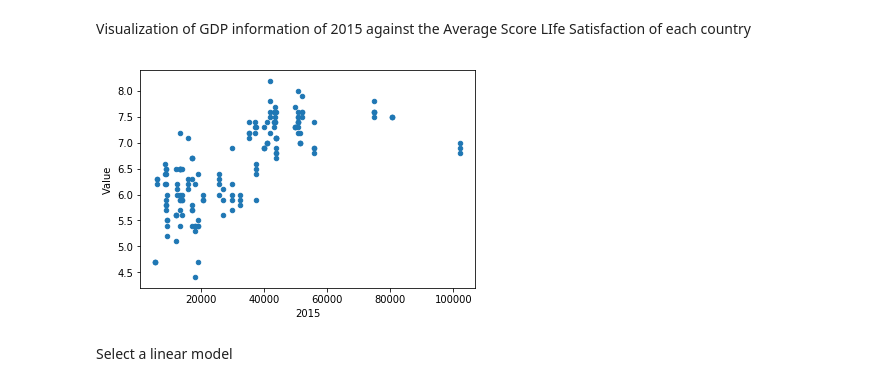
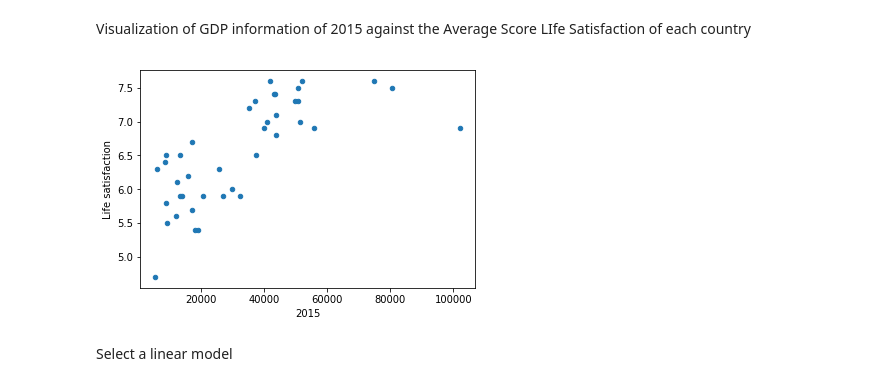
Before and after one commit to amrit1210/MachineLearning-notebooks, a Jupyter notebook: Task 1/Linear_Regression_Model_trained_to_predict_life_satisfaction_score_based_on_gdp_values_of_countries_.ipynb, the cells around one changed output. Drawn from its saved outputs; the diff is of its cells as text; code cells hidden in the pictures.

Commit message:
update plots

```diff
--- a/Task 1/Linear_Regression_Model_trained_to_predict_life_satisfaction_score_based_on_gdp_values_of_countries_.ipynb
+++ b/Task 1/Linear_Regression_Model_trained_to_predict_life_satisfaction_score_based_on_gdp_values_of_countries_.ipynb
@@ -32,0 +55,3 @@ print(oecd_betterlifeindex_df.count), print(weo_df.count)
+# %%
+oecd_betterlife_pivotdf = oecd_betterlife_totdf.pivot(index="Country", columns="Indicator", values="Value")
+oecd_betterlife_pivotdf
@@ -32,0 +97,4 @@ print(oecd_betterlifeindex_df.count), print(weo_df.count)
+# %%
+weo_df.set_index(keys="Country", inplace=True)
+weo_df.info()
+weo_df.head()
@@ -33,6 +120,6 @@ print(oecd_betterlifeindex_df.count), print(weo_df.count)
 # %%
 #Prepare the data by merging the dataframes (oecd_betterlifeindex_df, weo_df) on the common column 'country'
-country_statistical_datadf = pd.merge(oecd_betterlifeindex_df, weo_df, on='Country')
+country_statistical_datadf = pd.merge(oecd_betterlife_pivotdf, weo_df, on='Country')
 # %% [markdown]
 Columns in the new dataset prepared for analyisis
 # %%
@@ -48,0 +183,3 @@ print(country_statistical_datadf.count)
+# %%
+country_statistical_datadf.sort_values(by="2015", inplace=True)
+country_statistical_datadf.head()
@@ -76,10 +199,10 @@ Y = np.c_[country_Life_Satisfactiondf["Value"]]
 # %% [markdown]
 Visualization of GDP information of 2015 against the Average Score LIfe Satisfaction of each country
 # %%
-country_Life_Satisfactiondf.plot.scatter(x="2015", y="Value")
+country_statistical_datadf.plot.scatter(x="2015", y="Life satisfaction")
 plt.show()
 # %% [output]
-[figure, old version]
+[figure, new version]
 # %% [markdown]
 Select a linear model
 # %%
```
Also changed, not shown: parts of 11 cells of this notebook.
